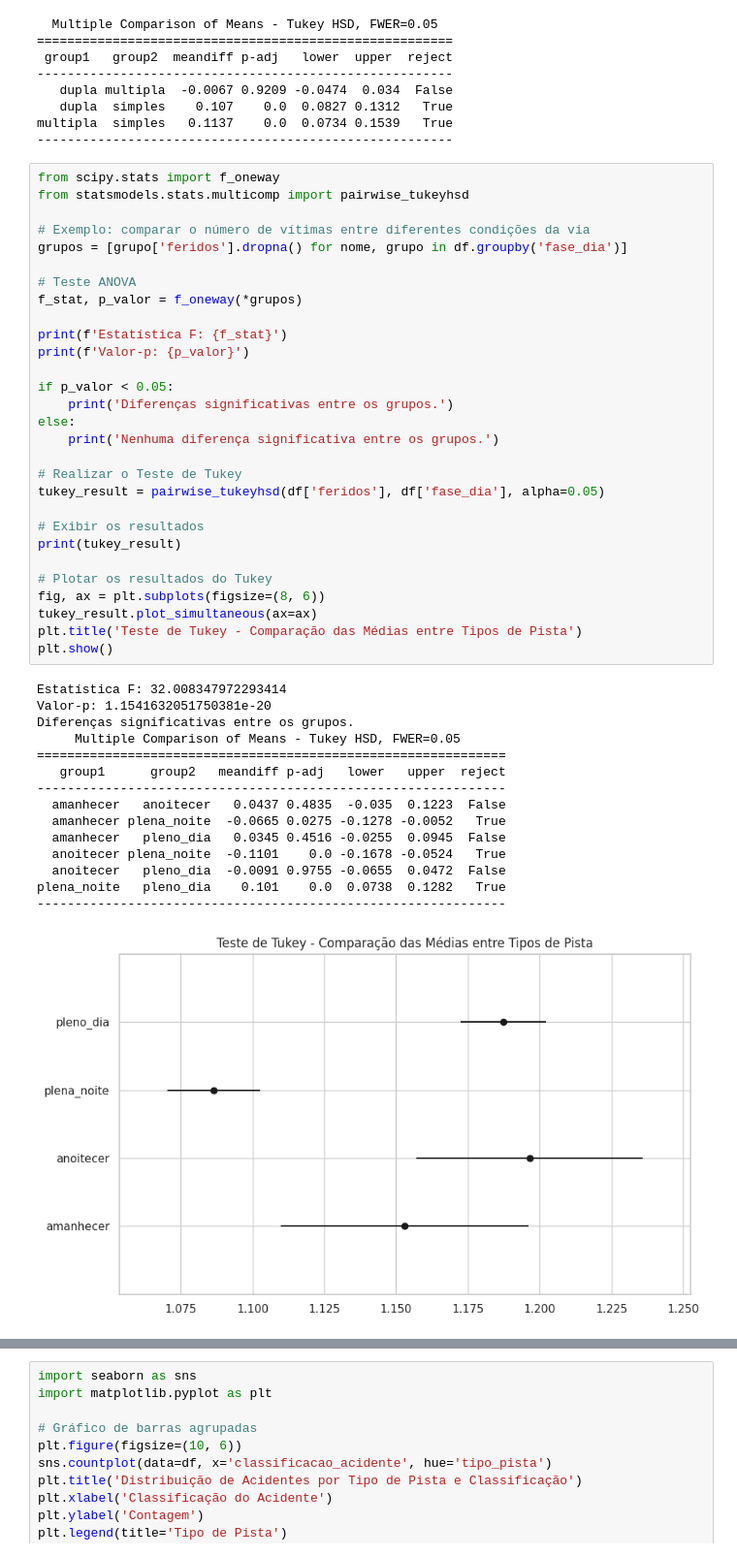
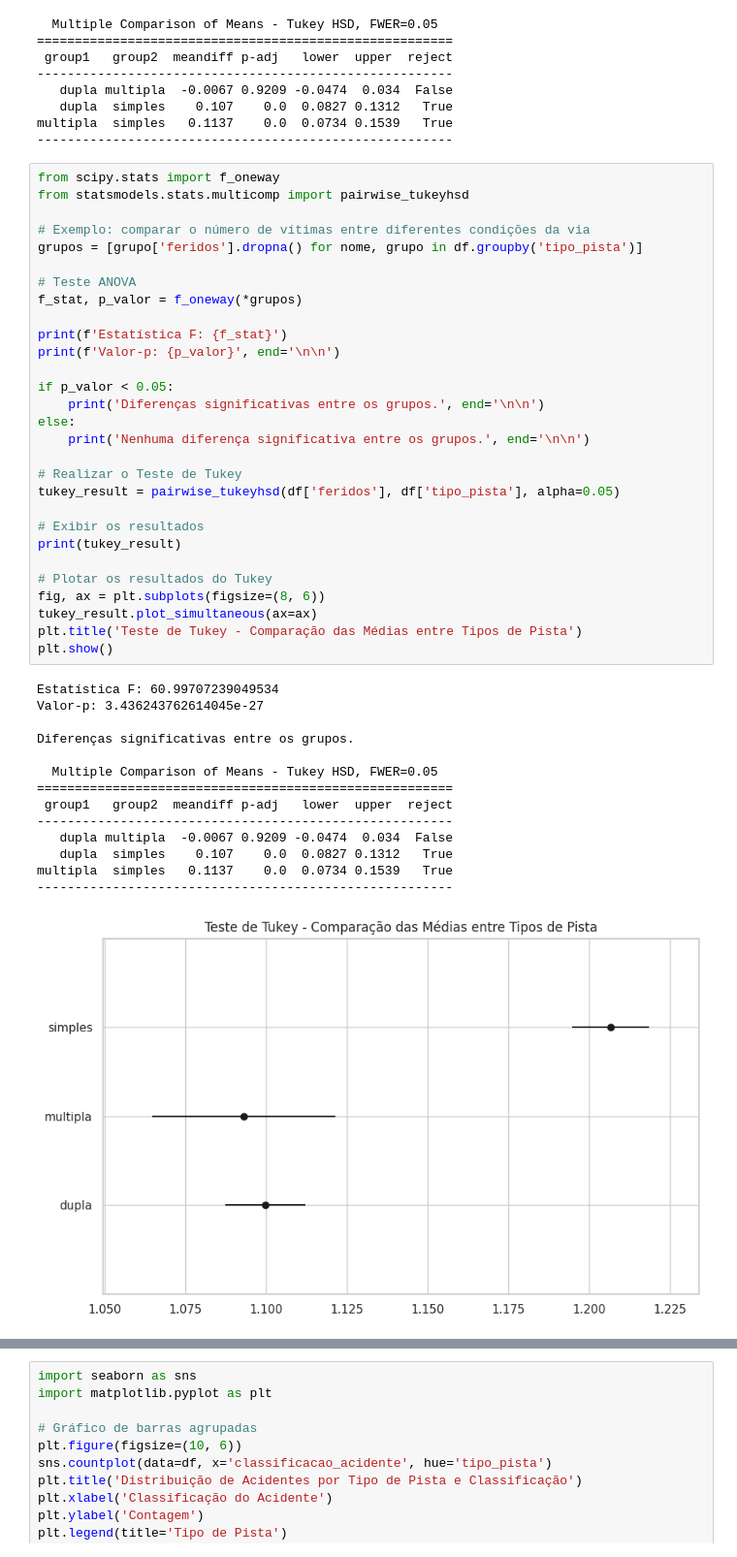
Before and after one commit to rafa-trindade/projeto-policiarodoviaria, a Jupyter notebook: notebooks/analise.ipynb, the cells around one changed output, grey strips where cells are left out. Shown at 97% size. Saved outputs shown, nothing was run; the diff lists cells and outputs as text.

```diff
--- a/notebooks/analise.ipynb
+++ b/notebooks/analise.ipynb
@@ -636,46 +636,45 @@ multipla  simples   0.1137    0.0  0.0734 0.1539   True
 # %%
 from scipy.stats import f_oneway
 from statsmodels.stats.multicomp import pairwise_tukeyhsd
 
 # Exemplo: comparar o número de vítimas entre diferentes condições da via
-grupos = [grupo['feridos'].dropna() for nome, grupo in df.groupby('fase_dia')]
+grupos = [grupo['feridos'].dropna() for nome, grupo in df.groupby('tipo_pista')]
 
 # Teste ANOVA
 f_stat, p_valor = f_oneway(*grupos)
 
 print(f'Estatística F: {f_stat}')
-print(f'Valor-p: {p_valor}')
+print(f'Valor-p: {p_valor}', end='\n\n')
 
 if p_valor < 0.05:
-    print('Diferenças significativas entre os grupos.')
+    print('Diferenças significativas entre os grupos.', end='\n\n')
 else:
-    print('Nenhuma diferença significativa entre os grupos.')
+    print('Nenhuma diferença significativa entre os grupos.', end='\n\n')
 
 # Realizar o Teste de Tukey
-tukey_result = pairwise_tukeyhsd(df['feridos'], df['fase_dia'], alpha=0.05)
+tukey_result = pairwise_tukeyhsd(df['feridos'], df['tipo_pista'], alpha=0.05)
 
 # Exibir os resultados
 print(tukey_result)
 
 # Plotar os resultados do Tukey
 fig, ax = plt.subplots(figsize=(8, 6))
 tukey_result.plot_simultaneous(ax=ax)
 plt.title('Teste de Tukey - Comparação das Médias entre Tipos de Pista')
 plt.show()
 # %% [output]
-Estatística F: 32.008347972293414
-Valor-p: 1.1541632051750381e-20
+Estatística F: 60.99707239049534
+Valor-p: 3.436243762614045e-27
+
 Diferenças significativas entre os grupos.
-     Multiple Comparison of Means - Tukey HSD, FWER=0.05
-==============================================================
-   group1      group2   meandiff p-adj   lower   upper  reject
---------------------------------------------------------------
-  amanhecer   anoitecer   0.0437 0.4835  -0.035  0.1223  False
-  amanhecer plena_noite  -0.0665 0.0275 -0.1278 -0.0052   True
-  amanhecer   pleno_dia   0.0345 0.4516 -0.0255  0.0945  False
-  anoitecer plena_noite  -0.1101    0.0 -0.1678 -0.0524   True
-  anoitecer   pleno_dia  -0.0091 0.9755 -0.0655  0.0472  False
-plena_noite   pleno_dia    0.101    0.0  0.0738  0.1282   True
---------------------------------------------------------------
+
+  Multiple Comparison of Means - Tukey HSD, FWER=0.05
+=======================================================
+ group1   group2  meandiff p-adj   lower  upper  reject
+-------------------------------------------------------
+   dupla multipla  -0.0067 0.9209 -0.0474  0.034  False
+   dupla  simples    0.107    0.0  0.0827 0.1312   True
+multipla  simples   0.1137    0.0  0.0734 0.1539   True
+-------------------------------------------------------
-[figure, old version]
+[figure, new version]
 # %%
```
Also changed, not shown: parts of 3 cells of this notebook.
